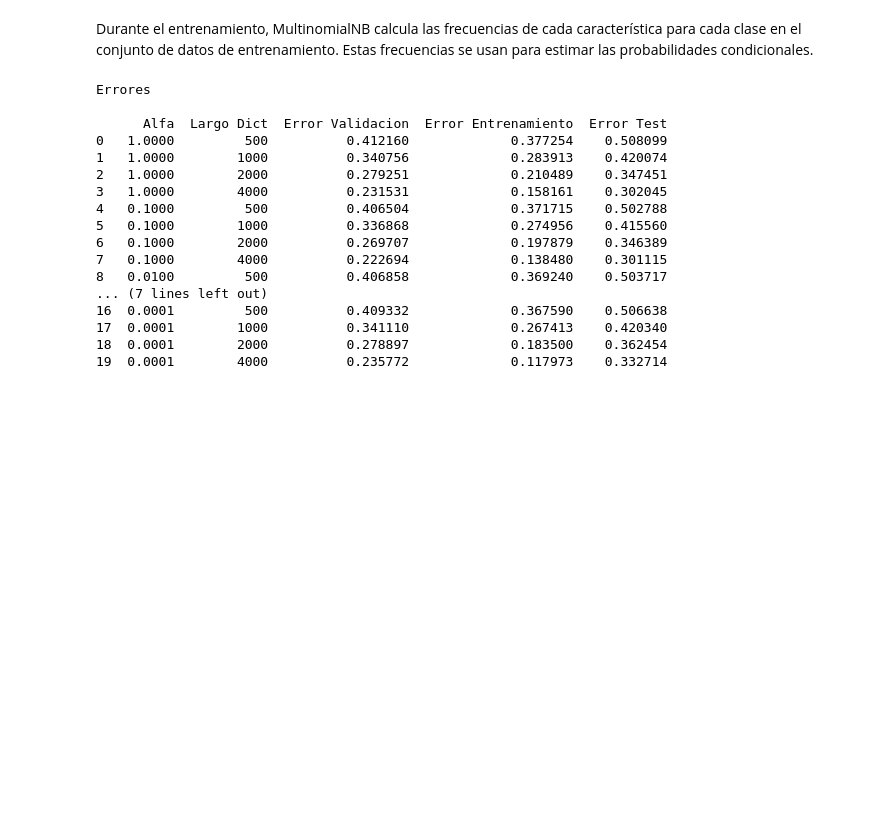
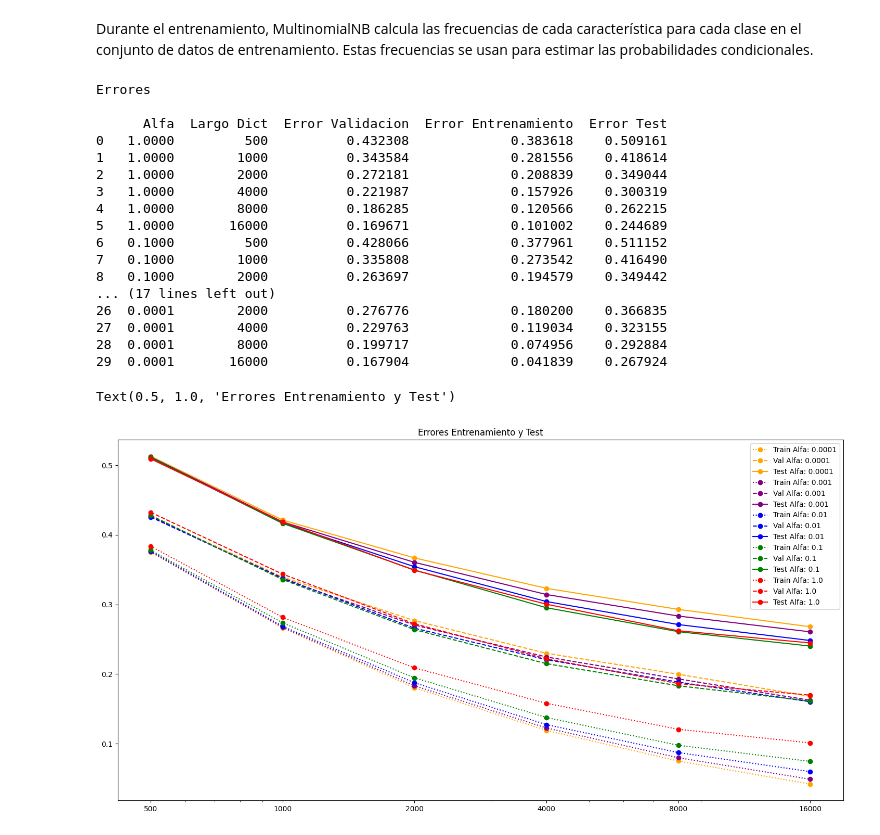
Before and after one commit to Pomarola/IAA, a Jupyter notebook: TP3 Lucas Poma.ipynb, the cells around one changed output. Cells and saved outputs as stored; diff of their text form; code cells hidden in the pictures; blank space fills up the shorter version.

```diff
--- a/TP3 Lucas Poma.ipynb
+++ b/TP3 Lucas Poma.ipynb
@@ -473,27 +488,46 @@ def entrenar_bayes_multi(alfa, X_train, y_train, X_val, y_val, X_test, y_test):
     return best_bayes, best_vectorizador
 # %%
 mejorBayes, mejorVectorizador = entrenar_bayes_multi(alfas, X_train, y_train, X_val, y_val, X_test, y_test)
-print("Errores\n")
 table = pd.DataFrame(data, columns=['Alfa', 'Largo Dict', 'Error Validacion', 'Error Entrenamiento', 'Error Test'])
-print(table)
-# %% [output]
-Errores
-
-      Alfa  Largo Dict  Error Validacion  Error Entrenamiento  Error Test
-0   1.0000         500          0.412160             0.377254    0.508099
-1   1.0000        1000          0.340756             0.283913    0.420074
-2   1.0000        2000          0.279251             0.210489    0.347451
-3   1.0000        4000          0.231531             0.158161    0.302045
-4   0.1000         500          0.406504             0.371715    0.502788
-5   0.1000        1000          0.336868             0.274956    0.415560
-6   0.1000        2000          0.269707             0.197879    0.346389
-7   0.1000        4000          0.222694             0.138480    0.301115
-8   0.0100         500          0.406858             0.369240    0.503717
-... (7 lines left out)
-16  0.0001         500          0.409332             0.367590    0.506638
-17  0.0001        1000          0.341110             0.267413    0.420340
-18  0.0001        2000          0.278897             0.183500    0.362454
-19  0.0001        4000          0.235772             0.117973    0.332714
+# %%
+linestyles = [':', '--', '-']
+colors = ['red', 'green', 'blue', 'purple', 'orange']
+colors = {alfas[i]: colors[i] for i in range(len(alfas))}
+
+print("Errores\n")
+print(table)
+
+tableAlfa = table.groupby('Alfa')
+plt.figure(figsize=(18, 9))
+for name, group in tableAlfa:
+    plt.plot(group['Largo Dict'], group['Error Entrenamiento'], color=colors[name], linestyle=linestyles[0], marker='o', label=f'Train Alfa: {name}')
+    plt.plot(group['Largo Dict'], group['Error Validacion'], color=colors[name], linestyle=linestyles[1], marker='o', label=f'Val Alfa: {name}')
+    plt.plot(group['Largo Dict'], group['Error Test'], color=colors[name], linestyle=linestyles[2], marker='o', label=f'Test Alfa: {name}')
+
+plt.xscale('log')
+plt.xticks(largos, labels=[str(largo) for largo in largos])
+plt.legend()
+plt.title('Errores Entrenamiento y Test')
+# %% [output]
+Errores
+
+      Alfa  Largo Dict  Error Validacion  Error Entrenamiento  Error Test
+0   1.0000         500          0.432308             0.383618    0.509161
+1   1.0000        1000          0.343584             0.281556    0.418614
+2   1.0000        2000          0.272181             0.208839    0.349044
+3   1.0000        4000          0.221987             0.157926    0.300319
+4   1.0000        8000          0.186285             0.120566    0.262215
+5   1.0000       16000          0.169671             0.101002    0.244689
+6   0.1000         500          0.428066             0.377961    0.511152
+7   0.1000        1000          0.335808             0.273542    0.416490
+8   0.1000        2000          0.263697             0.194579    0.349442
+... (17 lines left out)
+26  0.0001        2000          0.276776             0.180200    0.366835
+27  0.0001        4000          0.229763             0.119034    0.323155
+28  0.0001        8000          0.199717             0.074956    0.292884
+29  0.0001       16000          0.167904             0.041839    0.267924
+Text(0.5, 1.0, 'Errores Entrenamiento y Test')
+[figure, added]
 # %%
 matrix = confusion_matrix(y_test, mejorBayes.predict(mejorVectorizador.transform(X_test)), labels=mejorBayes.classes_)
 
```
Also changed, not shown: parts of 9 cells of this notebook.
